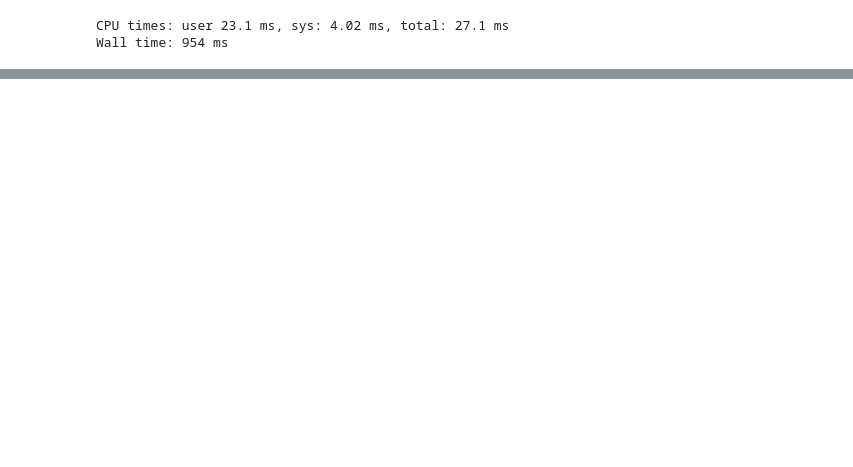
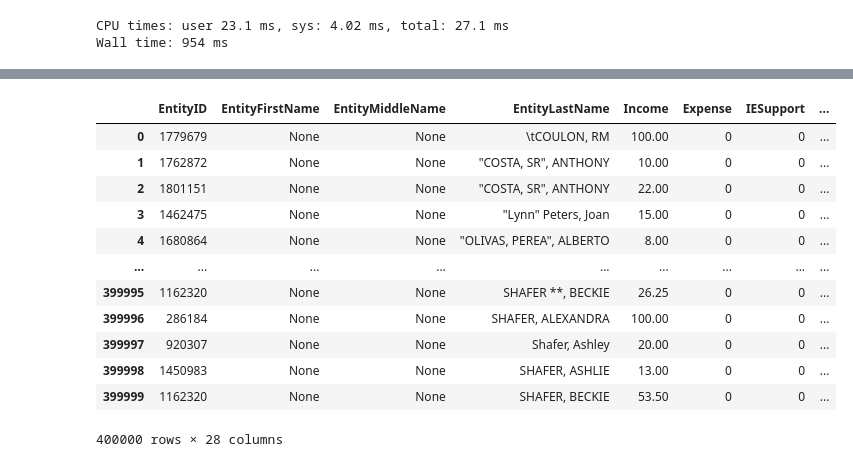
Before and after one commit to uchicago-dsi/climate-cabinet-campaign-finance-tracker, a Jupyter notebook: notebooks/az_webcrawler_3.ipynb, the cells around one changed output, grey strips where cells are left out. Cells and saved outputs as stored; diff of their text form; code cells hidden in the pictures; blank space fills up the shorter version.

```diff
--- a/notebooks/az_webcrawler_3.ipynb
+++ b/notebooks/az_webcrawler_3.ipynb
@@ -1237,0 +1262,29 @@ dtype('int64')
+# %%
+import selenium
+from selenium import webdriver
+from selenium.webdriver.common.desired_capabilities import DesiredCapabilities
+from selenium.webdriver.chrome.options import Options
+from selenium.webdriver.common.by import By
+from selenium.webdriver.chrome.service import Service
+from webdriver_manager.chrome import ChromeDriverManager
+
+options = Options()
+options.add_argument('--headless=new')
+# %%
+
+#grab the number of pages
+
+driver = webdriver.Chrome(service=Service(ChromeDriverManager().install()), options=options)#webdriver.Chrome(executable_path='path_to_chromedriver')
+
+url = 'https://seethemoney.az.gov/Reporting/Explore#JurisdictionId=0%7CPage|Page=3|startYear=2005|endYear=2005|IsLessActive=false|ShowOfficeHolder=false|View=Detail|TablePage=1|TableLength=10'
+
+driver.get(url)
+
+time.sleep(5)
+
+nested_element = driver.find_element(By.CLASS_NAME, 'paginate_of')
+
+page = nested_element.text
+
+# Close the browser
+driver.quit()
@@ -1237,0 +1829,19 @@ dtype('int64')
+# %%
+res.json()
+df = pd.DataFrame(data=results["data"])
+df = df.reset_index().drop(columns={"index"})
+df
+# %% [output]
+|  | EntityID | EntityFirstName | EntityMiddleName | EntityLastName | Income | Expense | IESupport | ... |
+| 0 | 1779679 | None | None | \tCOULON, RM | 100.00 | 0 | 0 | ... |
+| 1 | 1762872 | None | None | "COSTA, SR", ANTHONY | 10.00 | 0 | 0 | ... |
+| 2 | 1801151 | None | None | "COSTA, SR", ANTHONY | 22.00 | 0 | 0 | ... |
+| 3 | 1462475 | None | None | "Lynn" Peters, Joan | 15.00 | 0 | 0 | ... |
+| 4 | 1680864 | None | None | "OLIVAS, PEREA", ALBERTO | 8.00 | 0 | 0 | ... |
+| ... | ... | ... | ... | ... | ... | ... | ... | ... |
+| 399995 | 1162320 | None | None | SHAFER **, BECKIE | 26.25 | 0 | 0 | ... |
+| 399996 | 286184 | None | None | SHAFER, ALEXANDRA | 100.00 | 0 | 0 | ... |
+| 399997 | 920307 | None | None | Shafer, Ashley | 20.00 | 0 | 0 | ... |
+| 399998 | 1450983 | None | None | SHAFER, ASHLIE | 13.00 | 0 | 0 | ... |
+| 399999 | 1162320 | None | None | SHAFER, BECKIE | 53.50 | 0 | 0 | ... |
+400000 rows × 28 columns
```
Also changed, not shown: parts of 18 cells of this notebook.
